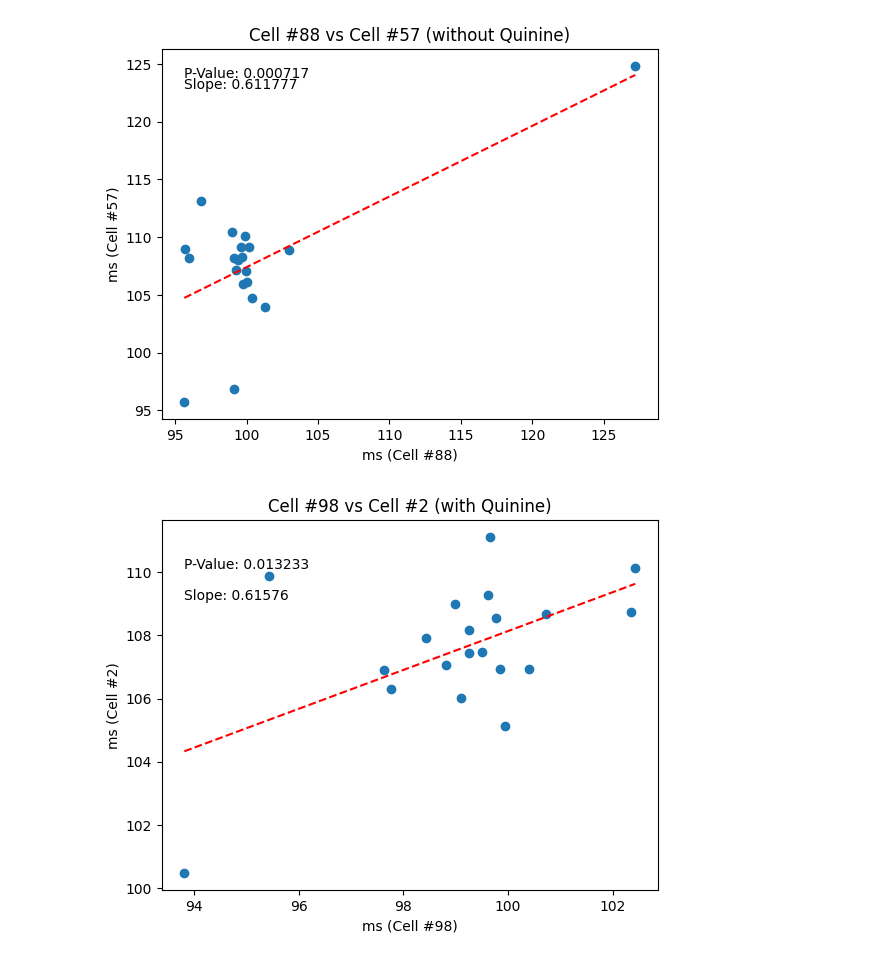
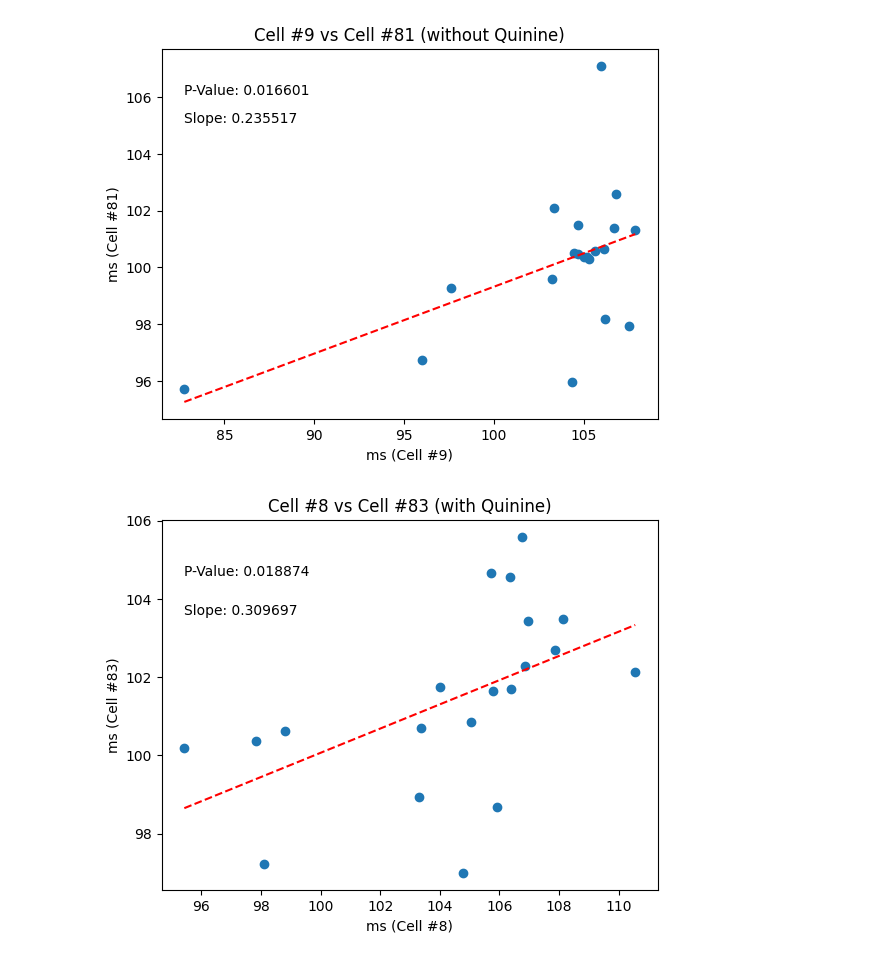
Before and after one commit to TianchengXu0420/ZDA_Adventure, a Jupyter notebook: GapJunction.ipynb, the cells around one changed output. Cells and saved outputs as stored; diff of their text form; code cells hidden in the pictures.

Commit message:
Single Neuron Visualization.

```diff
--- a/GapJunction.ipynb
+++ b/GapJunction.ipynb
@@ -12,7 +12,7 @@ from scipy.spatial.distance import pdist, squareform
 # Load the data of cell coordinates, spike latency and Rli background of the slice under control condition (no Quinine applied).
 index = []
 
-with open('C:/Users/Kevin/Desktop/26-02-17/02_01_04_location.dat', 'r') as f:
+with open('C:/Users/Kevin/Desktop/26-02-17/02_01_01_location.dat', 'r') as f:
     for element in f:
         clean = element.strip()[1:-1]
         numbers = clean.split()
@@ -22,7 +22,7 @@ index = np.array(index)
 
 latency = []
 
-with open('C:/Users/Kevin/Desktop/26-02-17/02_01_04_latency.dat', 'r') as f:
+with open('C:/Users/Kevin/Desktop/26-02-17/02_01_01_latency.dat', 'r') as f:
     for element in f:
         clean = element.strip()[1:-1]
         numbers = clean.split()
@@ -32,7 +32,7 @@ latency = np.array(latency)
 
 rli = []
 
-with open('C:/Users/Kevin/Desktop/26-02-17/02_01_04_rli.dat', 'r') as f:
+with open('C:/Users/Kevin/Desktop/26-02-17/02_01_01_rli.dat', 'r') as f:
     for element in f:
         clean = element.strip()[1:-1]
         numbers = clean.split()
@@ -222,25 +231,25 @@ Neuron 98 and Neuron 2 are correlated with a positive slope, and the P-Value is:
 # %%
 # Latency correlation between two identified cells under no Quinine condition.
-neuro_label_1 = 88
-neuro_label_2 = 57
+neuro_label_1 = 9
+neuro_label_2 = 81
 
 slope, D, _, P, _ = linregress(latency[neuro_label_1-1], latency[neuro_label_2-1])
 array = np.linspace(np.min(latency[neuro_label_1-1]), np.max(latency[neuro_label_1-1]), 1000)
 
 plt.scatter(latency[neuro_label_1-1], latency[neuro_label_2-1])
 plt.plot(array, array*slope + D, linestyle='--', color='red')
 plt.xlabel('ms (Cell #{})'.format(neuro_label_1))
 plt.ylabel('ms (Cell #{})'.format(neuro_label_2))
 plt.title('Cell #{} vs Cell #{} (without Quinine)'.format(neuro_label_1, neuro_label_2))
 plt.annotate('P-Value: {}'.format(round(P, 6)), [np.min(latency[neuro_label_1-1]), np.max(latency[neuro_label_2-1])-1])
 plt.annotate('Slope: {}'.format(round(slope, 6)), [np.min(latency[neuro_label_1-1]), np.max(latency[neuro_label_2-1])-2])
 plt.show()
 # %% [output]
-[figure, old version]
+[figure, new version]
 # %%
 # Latency correlation between two identified cells under Quinine condition.
-neuro_label_Q_1 = 98
-neuro_label_Q_2 = 2
+neuro_label_Q_1 = 8
+neuro_label_Q_2 = 83
 
 slope, D, _, P, _ = linregress(latency_Q[neuro_label_Q_1-1], latency_Q[neuro_label_Q_2-1])
 array = np.linspace(np.min(latency_Q[neuro_label_Q_1-1]), np.max(latency_Q[neuro_label_Q_1-1]), 1000)
@@ -254,7 +263,7 @@ plt.annotate('P-Value: {}'.format(round(P, 6)), [np.min(latency_Q[neuro_label_Q_
 plt.annotate('Slope: {}'.format(round(slope, 6)), [np.min(latency_Q[neuro_label_Q_1-1]), np.max(latency_Q[neuro_label_Q_2-1])-2])
 plt.show()
 # %% [output]
-[figure, old version]
+[figure, new version]
 # %%
 num = len(index)
 trial = latency.shape[1]
```
Also changed, not shown: parts of 5 cells of this notebook.
